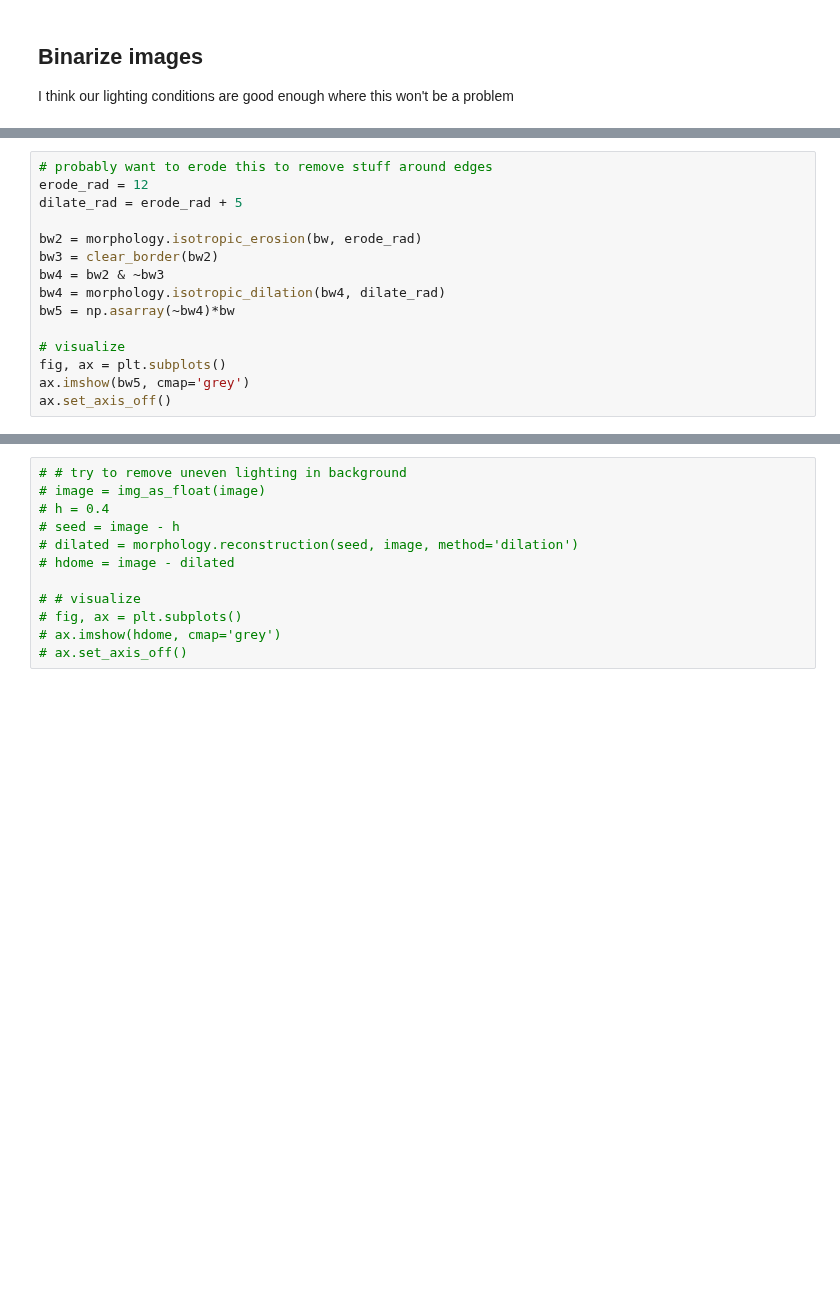
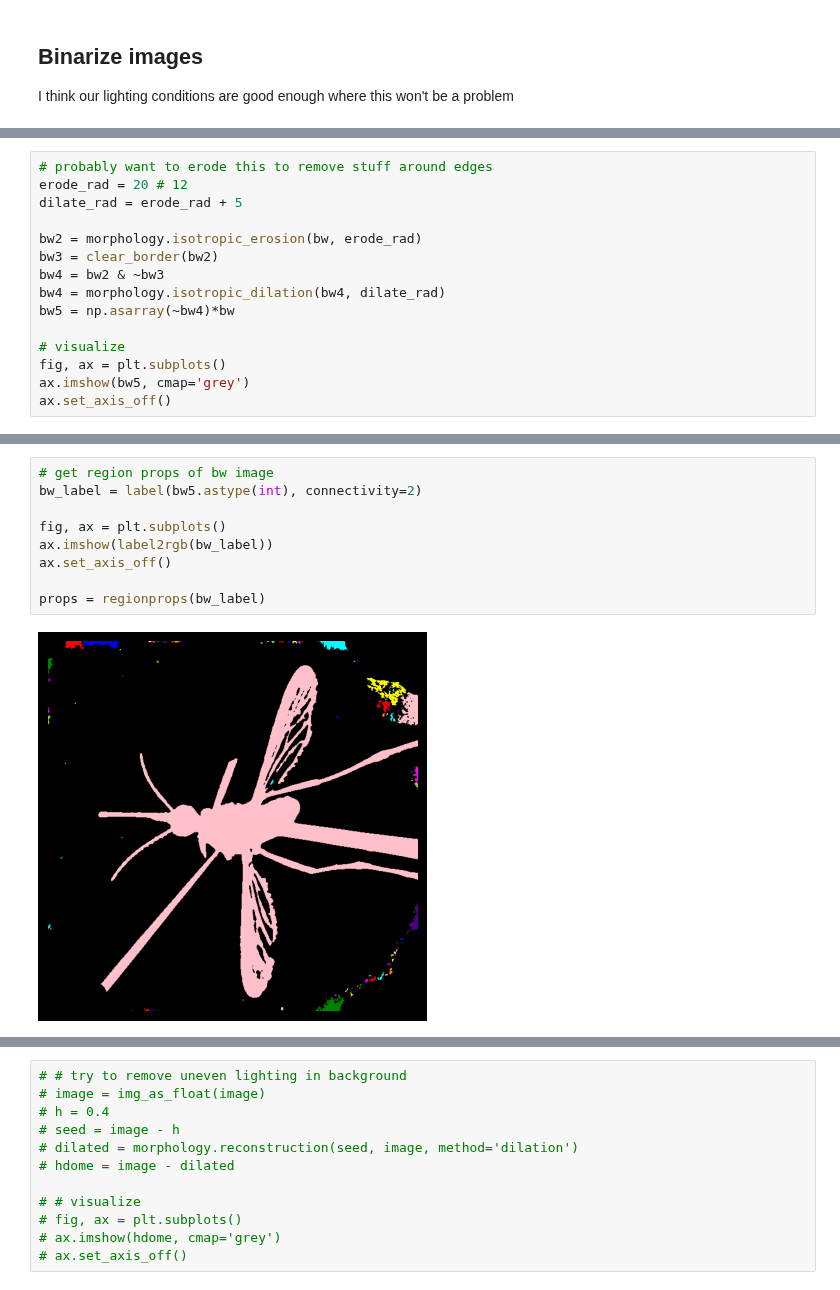
Before and after one commit to samcwhitehead/mosquito, a Jupyter notebook: scratch/analyze_highspeed_vid_scratch.ipynb, the cells around one changed output, grey strips where cells are left out. Drawn from its saved outputs; the diff is of its cells as text; blank space fills up the shorter version.

```diff
--- a/scratch/analyze_highspeed_vid_scratch.ipynb
+++ b/scratch/analyze_highspeed_vid_scratch.ipynb
@@ -80,6 +319,6 @@ ax.set_axis_off()
 # %%
 # probably want to erode this to remove stuff around edges
-erode_rad = 12
+erode_rad = 20 # 12
 dilate_rad = erode_rad + 5
 
 bw2 = morphology.isotropic_erosion(bw, erode_rad)
@@ -96,0 +336,11 @@ ax.set_axis_off()
+# %%
+# get region props of bw image
+bw_label = label(bw5.astype(int), connectivity=2)
+
+fig, ax = plt.subplots()
+ax.imshow(label2rgb(bw_label))
+ax.set_axis_off()
+
+props = regionprops(bw_label)
+# %% [output]
+[figure, added]
```
Also changed, not shown: parts of 41 cells of this notebook, 2 other files.
